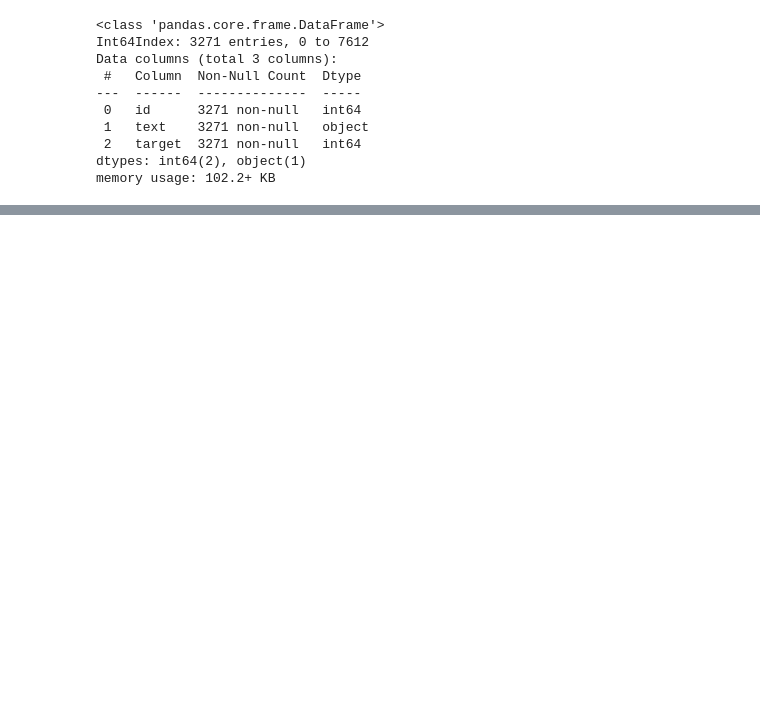
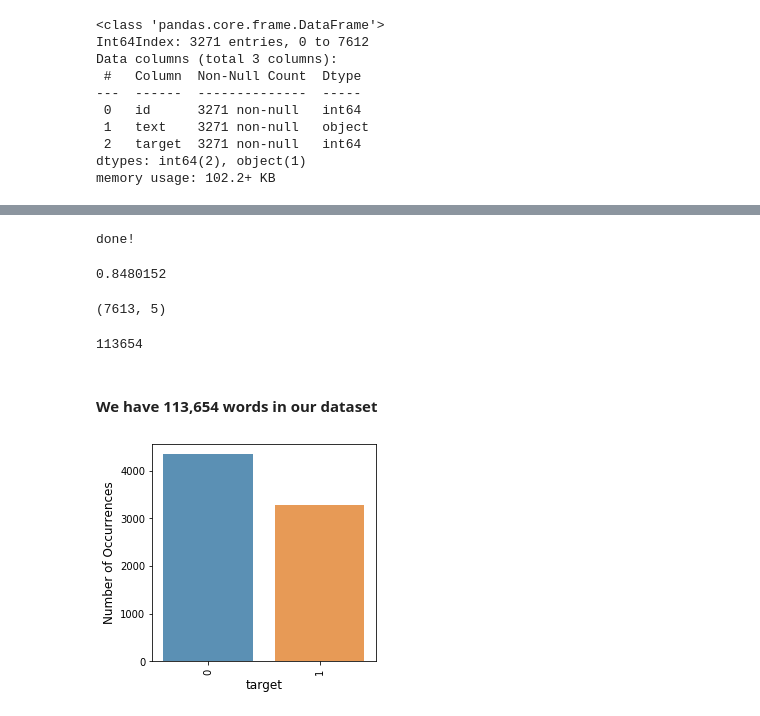
Before and after one commit to iamkkdev/Thinkful-github, a Jupyter notebook: Final Capstone.ipynb, the cells around one changed output, grey strips where cells are left out. Drawn from its saved outputs; the diff is of its cells as text; code cells hidden in the pictures; blank space fills up the shorter version.

```diff
--- a/Final Capstone.ipynb
+++ b/Final Capstone.ipynb
@@ -362,0 +380,40 @@ target0.head()
+# %%
+import gensim
+from gensim.models import word2vec
+
+model = word2vec.Word2Vec(
+    tweet_tokens,
+    workers=4,     # Number of threads to run in parallel (if your computer does parallel processing).
+    min_count=10,  # Minimum word count threshold.
+    window=6,      # Number of words around target word to consider.
+    sg=0,          # Use CBOW because our corpus is small.
+    sample=1e-3 ,  # Penalize frequent words.
+    size=300,      # Word vector length.
+    hs=1           # Use hierarchical softmax.
+)
+
+print('done!')
+# %% [output]
+done!
+# %%
+print(model.wv.similarity('fire', 'life'))
+# %% [output]
+0.8480152
+# %%
+print(df.shape)
+df['text'].apply(lambda x: len(x.split(' '))).sum()
+# %% [output]
+(7613, 5)
+113654
+# %% [markdown]
+#### We have 113,654 words in our dataset
+# %%
+classes = df['target'].value_counts()
+plt.figure(figsize=(4,4))
+sns.barplot(classes.index, classes.values, alpha=0.8)
+plt.ylabel('Number of Occurrences', fontsize=12)
+plt.xlabel('target', fontsize=12)
+plt.xticks(rotation=90)
+plt.show()
+# %% [output]
+[figure, added]
```
Also changed, not shown: parts of 50 cells of this notebook.
